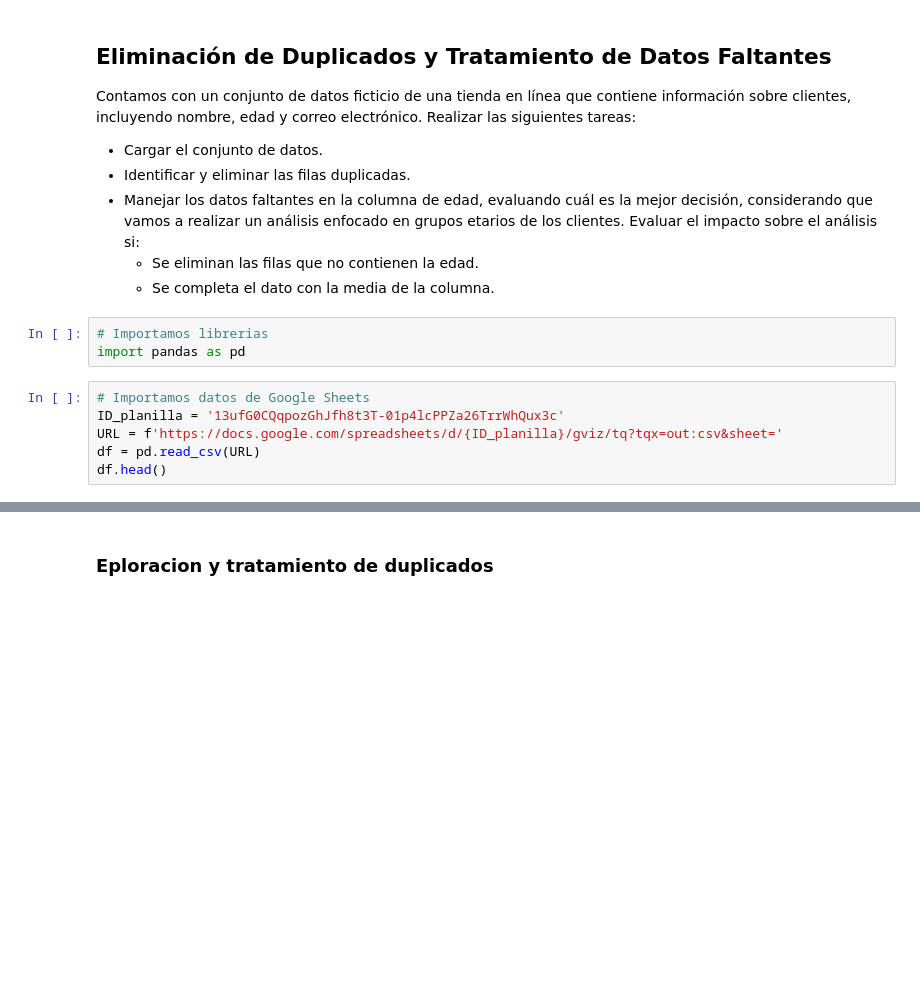
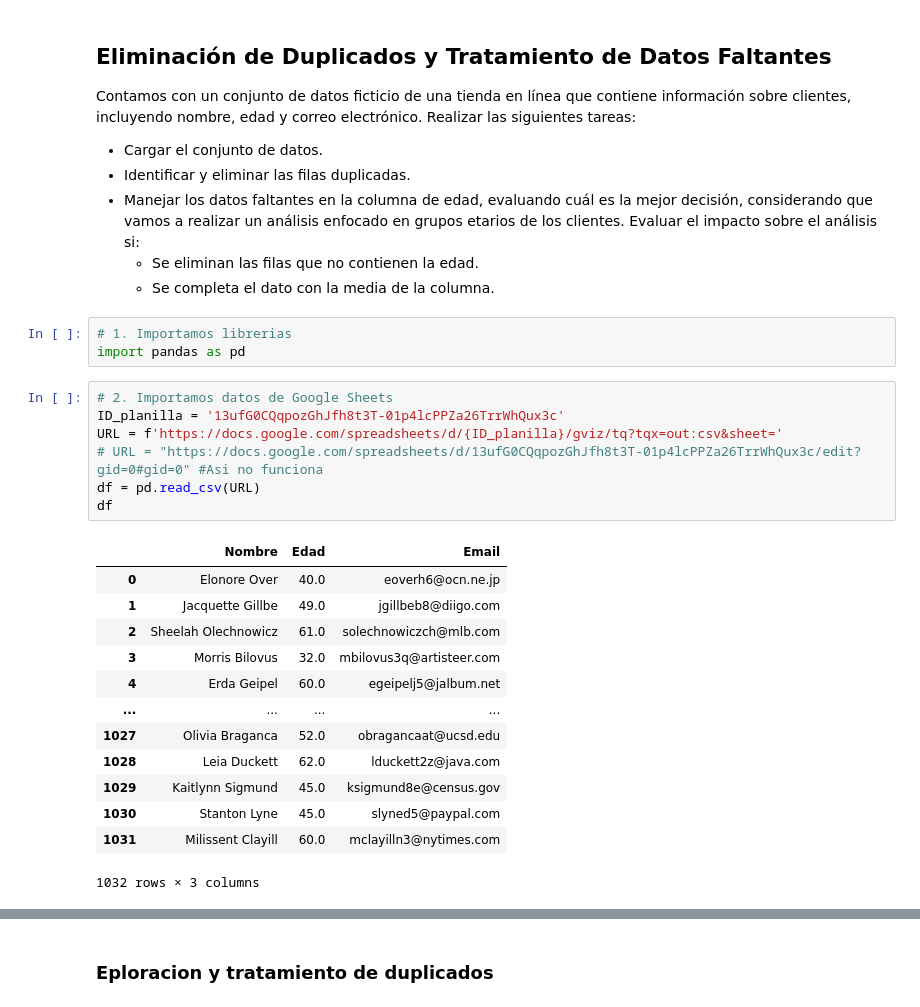
Before and after one commit to wvelazquez7/TT-2C2025-Data-Analitycs-Notebooks, a Jupyter notebook: After_class_5/After_class_5_tratamiento_duplicados_nulos.ipynb, the cells around one changed output, grey strips where cells are left out. Saved outputs shown, nothing was run; the diff lists cells and outputs as text; blank space fills up the shorter version.

```diff
--- a/After_class_5/After_class_5_tratamiento_duplicados_nulos.ipynb
+++ b/After_class_5/After_class_5_tratamiento_duplicados_nulos.ipynb
@@ -10,14 +10,29 @@ Contamos con un conjunto de datos ficticio de una tienda en línea que contiene
   * Se eliminan las filas que no contienen la edad.
   * Se completa el dato con la media de la columna.
 # %%
-# Importamos librerias
+# 1. Importamos librerias
 import pandas as pd
 # %%
-# Importamos datos de Google Sheets
+# 2. Importamos datos de Google Sheets
 ID_planilla = '13ufG0CQqpozGhJfh8t3T-01p4lcPPZa26TrrWhQux3c'
 URL = f'https://docs.google.com/spreadsheets/d/{ID_planilla}/gviz/tq?tqx=out:csv&sheet='
+# URL = "https://docs.google.com/spreadsheets/d/13ufG0CQqpozGhJfh8t3T-01p4lcPPZa26TrrWhQux3c/edit?gid=0#gid=0" #Asi no funciona
 df = pd.read_csv(URL)
-df.head()
+df
+# %% [output]
+|  | Nombre | Edad | Email |
+| 0 | Elonore Over | 40.0 | eoverh6@ocn.ne.jp |
+| 1 | Jacquette Gillbe | 49.0 | jgillbeb8@diigo.com |
+| 2 | Sheelah Olechnowicz | 61.0 | solechnowiczch@mlb.com |
+| 3 | Morris Bilovus | 32.0 | mbilovus3q@artisteer.com |
+| 4 | Erda Geipel | 60.0 | egeipelj5@jalbum.net |
+| ... | ... | ... | ... |
+| 1027 | Olivia Braganca | 52.0 | obragancaat@ucsd.edu |
+| 1028 | Leia Duckett | 62.0 | lduckett2z@java.com |
+| 1029 | Kaitlynn Sigmund | 45.0 | ksigmund8e@census.gov |
+| 1030 | Stanton Lyne | 45.0 | slyned5@paypal.com |
+| 1031 | Milissent Clayill | 60.0 | mclayilln3@nytimes.com |
+1032 rows × 3 columns
 # %%
 # Veamos la estructura del dataframe
 df.info()
```
Also changed, not shown: parts of 19 cells of this notebook, 1 other file.
